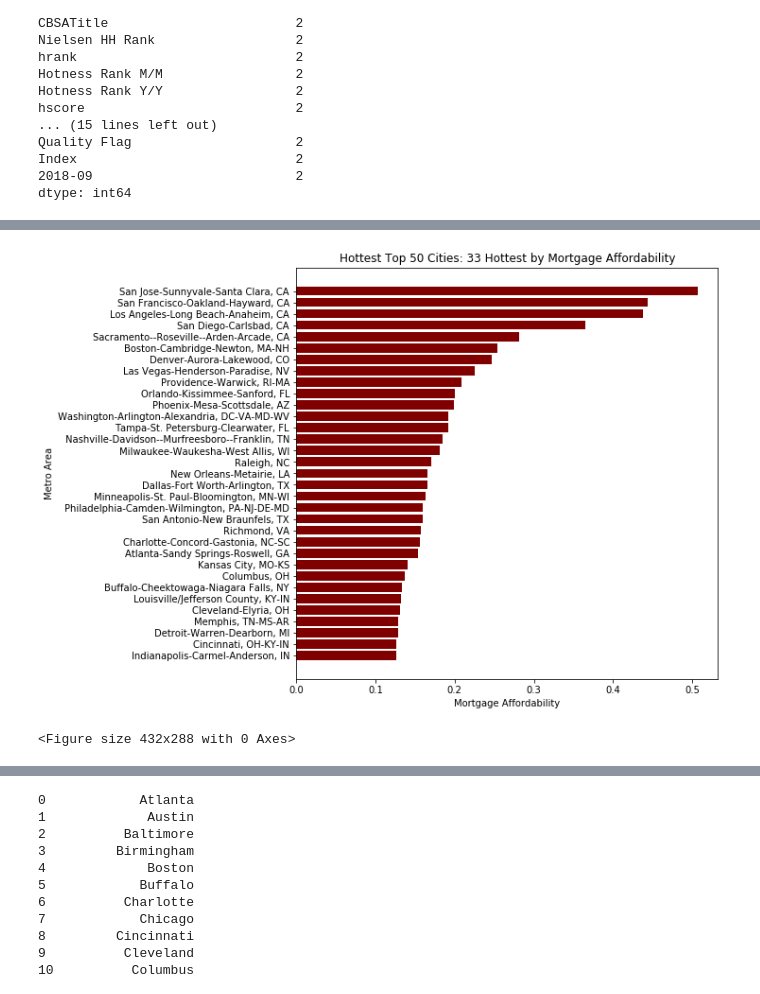
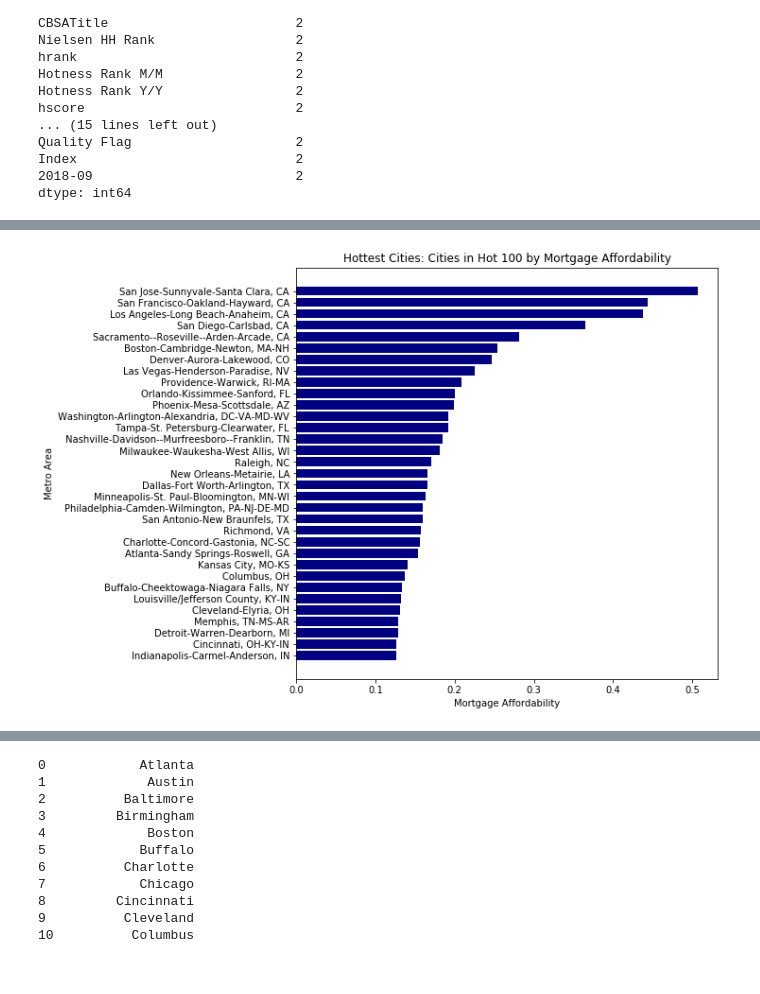
Before and after one commit to LoriHarris/Real_Estate_Affordability, a Jupyter notebook: plots.ipynb, the cells around one changed output, grey strips where cells are left out. Drawn from its saved outputs; the diff is of its cells as text; code cells hidden in the pictures.

```diff
--- a/plots.ipynb
+++ b/plots.ipynb
@@ -439,26 +433,23 @@ plt.show()
 # %%
 # Graph - Hottest Top 50 Cities: 33 Hottest by Mortgage Affordability
 # Obtain the x and y coordinates for NC
 x_axis = mort_sort_hrank['CBSATitle']
 y_axis = mort_sort_hrank['2018-09']
 tick_locations = [value for value in x_axis]
+width = mort_sort_hrank['hrank']
 
 plt.figure(figsize=[8, 8])
 
-plt.barh(x_axis, y_axis, color="maroon", align="center")
+plt.barh(x_axis, y_axis, color="navy", align="center")
 plt.yticks(tick_locations, mort_sort_hrank['CBSATitle'], rotation="horizontal")
 
 # Set a Title and labels
-plt.title("Hottest Top 50 Cities: 33 Hottest by Mortgage Affordability")
+plt.title("Hottest Cities: Cities in Hot 100 by Mortgage Affordability")
 plt.xlabel("Mortgage Affordability")
 plt.ylabel("Metro Area")
 
 
-plt.show()
-plt.tight_layout()
-
 # Save figure
-# plt.savefig("afford_hot.png")
+plt.savefig("output_data/afford_hot.png")
 # %% [output]
-[figure, old version]
+[figure, new version]
-<Figure size 432x288 with 0 Axes>
```
Also changed, not shown: parts of 12 cells of this notebook, 8 other files.
